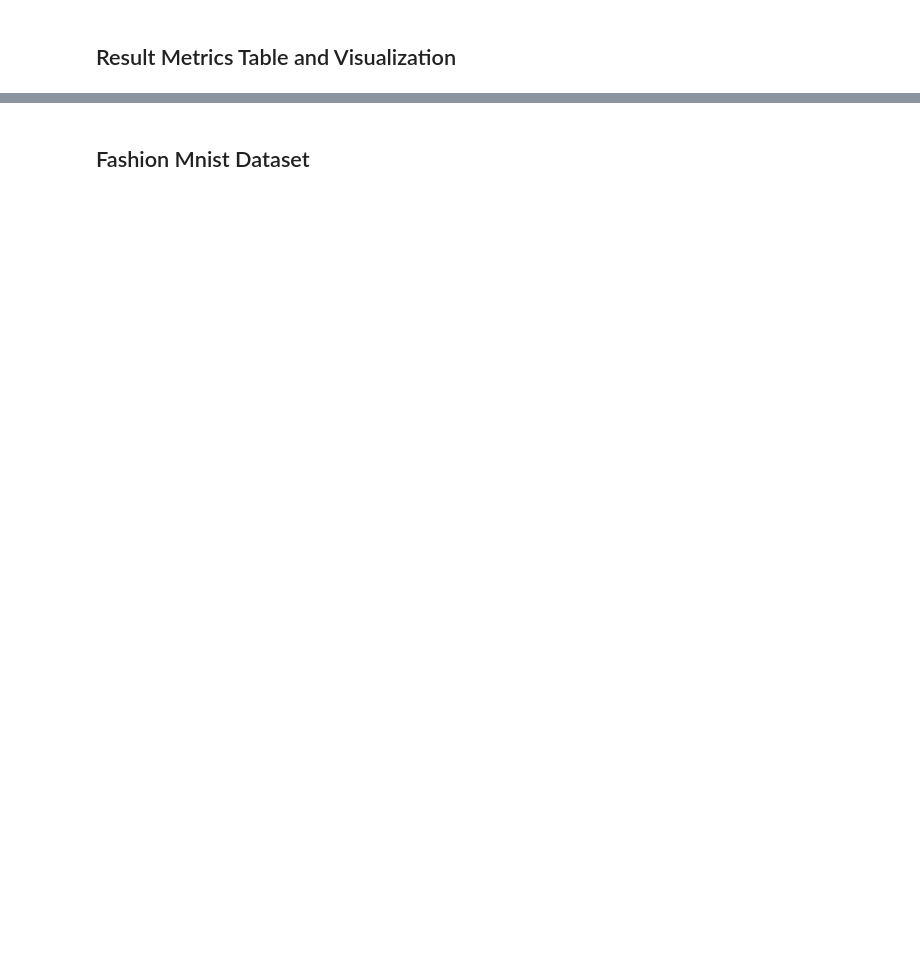
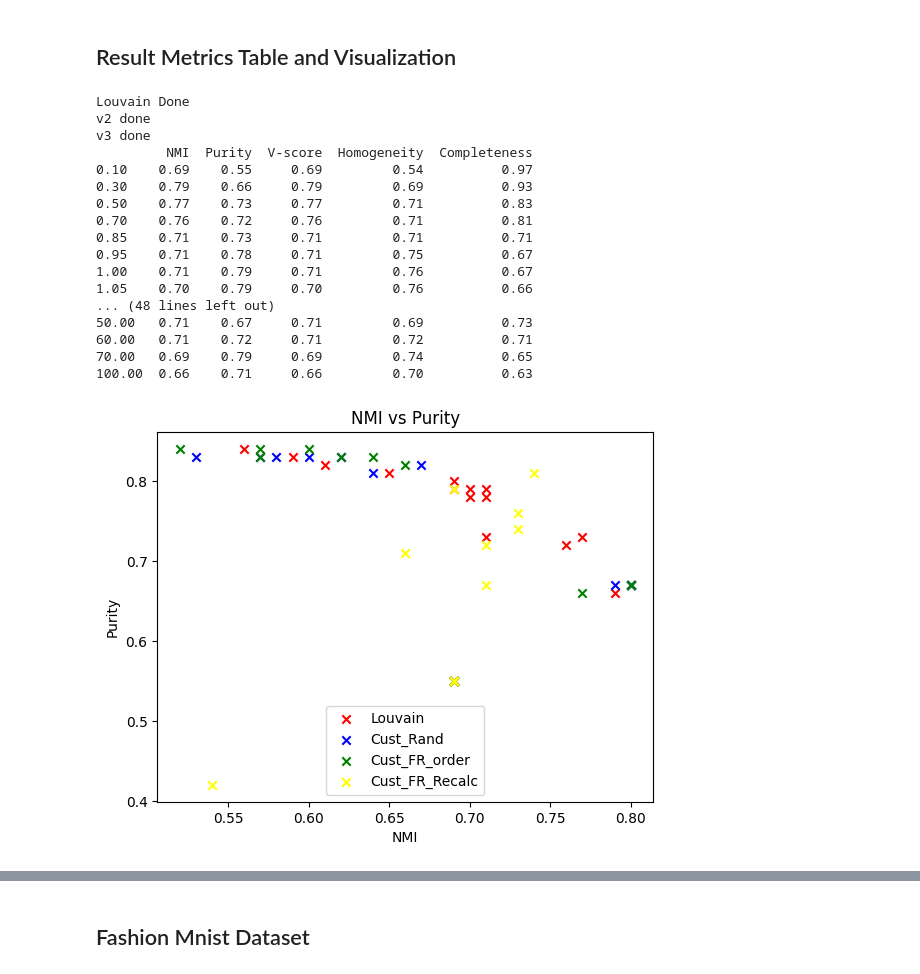
Before and after one commit to csmukherjee/MCPC_Clustering, a Jupyter notebook: Codes/Test_v2.ipynb, the cells around one changed output, grey strips where cells are left out. Cells and saved outputs as stored; diff of their text form; code cells hidden in the pictures; blank space fills up the shorter version.

```diff
--- a/Codes/Test_v2.ipynb
+++ b/Codes/Test_v2.ipynb
@@ -106,9 +109,10 @@ def get_labels(partition,n_s):
 ## Result Metrics Table and Visualization
 # %%
 import analysis as an
+n=len(G.nodes())
 res_=[]
-#res_list=[0.5,0.7,0.85,0.95,1,1.05,1.1,1.3,1.5,3,5,7,10]
-res_list=[0.8,1]
+res_list=[0.1,0.3,0.5,0.7,0.85,0.95,1,1.05,1.1,1.3,1.5,3,5,7,10]
+#res_list=[0.8,1]
 labels=[]
 total_labels=[]
 names = ['Louvain','Cust_Rand','Cust_FR_order','Cust_FR_Recalc']
@@ -120,37 +124,55 @@ for res in res_list:
     #print(res,round(NMI(label,label_new),2),round(met.purity_score(label,label_new),2))
 total_labels.append(labels)
 res_.append(res_list)
 #print("\n\n")
-
+print('Louvain Done')
 labels=[]
-
 #res_list=[0.8,0.85,0.9,0.95,1,1.05,1.1,1.2,1.3,1.5,3,5,7,10]
-#res_list=[0.5,0.7,1.1,1.3,1.5,3,20,30,40,50,60,70,100]
-res_list = [1,10]
+res_list=[0.1,0.3,0.5,0.7,1.1,1.3,1.5,3,20,30,40,50,60,70,100]
+#res_list = [1,10]
 for res in res_list:
     partition1=Real_Custom.louvain_partitions(G, seed=0,resolution=res)
     label_new1=get_labels(partition1,n)
     labels.append(label_new1)
     #print(res,round(NMI(label,label_new1),2),round(met.purity_score(label,label_new1),2))
 total_labels.append(labels)
 res_.append(res_list)
-
+print('v2 done')
 import Real_Custom_v3 as RC3
 labels=[]
 for res in res_list:
     partition1=RC3.louvain_partitions(G, seed=0,resolution=res)
     label_new1=get_labels(partition1,n)
     labels.append(label_new1)
 total_labels.append(labels)
 res_.append(res_list)
-
+print('v3 done')
 import Real_Custom_v4 as RC4
 labels=[]
 for res in res_list:
     partition1=RC4.louvain_partitions(G, seed=0,resolution=res)
     label_new1=get_labels(partition1,n)
     labels.append(label_new1)
 total_labels.append(labels)
 res_.append(res_list)
 
-#an.metrics_summary(total_labels,label,res_,names)
+an.metrics_summary(total_labels,label,res_,names)
+# %% [output]
+Louvain Done
+v2 done
+v3 done
+         NMI  Purity  V-score  Homogeneity  Completeness
+0.10    0.69    0.55     0.69         0.54          0.97
+0.30    0.79    0.66     0.79         0.69          0.93
+0.50    0.77    0.73     0.77         0.71          0.83
+0.70    0.76    0.72     0.76         0.71          0.81
+0.85    0.71    0.73     0.71         0.71          0.71
+0.95    0.71    0.78     0.71         0.75          0.67
+1.00    0.71    0.79     0.71         0.76          0.67
+1.05    0.70    0.79     0.70         0.76          0.66
+... (48 lines left out)
+50.00   0.71    0.67     0.71         0.69          0.73
+60.00   0.71    0.72     0.71         0.72          0.71
+70.00   0.69    0.79     0.69         0.74          0.65
+100.00  0.66    0.71     0.66         0.70          0.63
+[figure, added]
```
Also changed, not shown: parts of 8 cells of this notebook, 2 other files.
